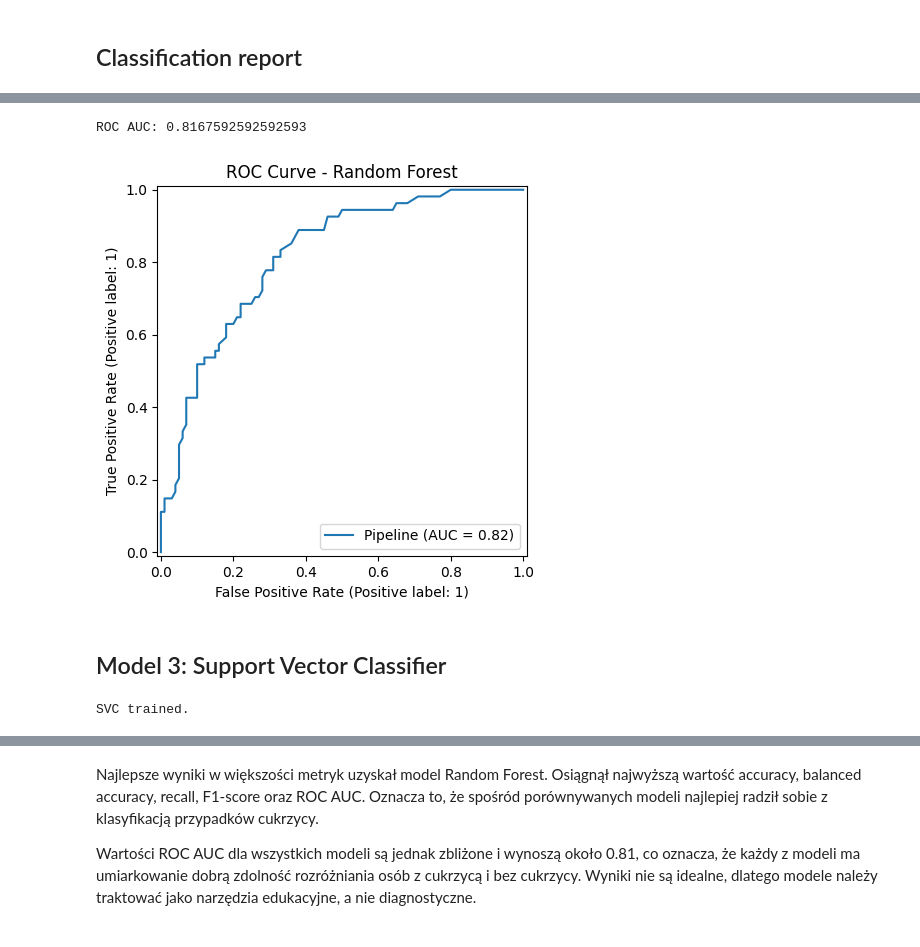
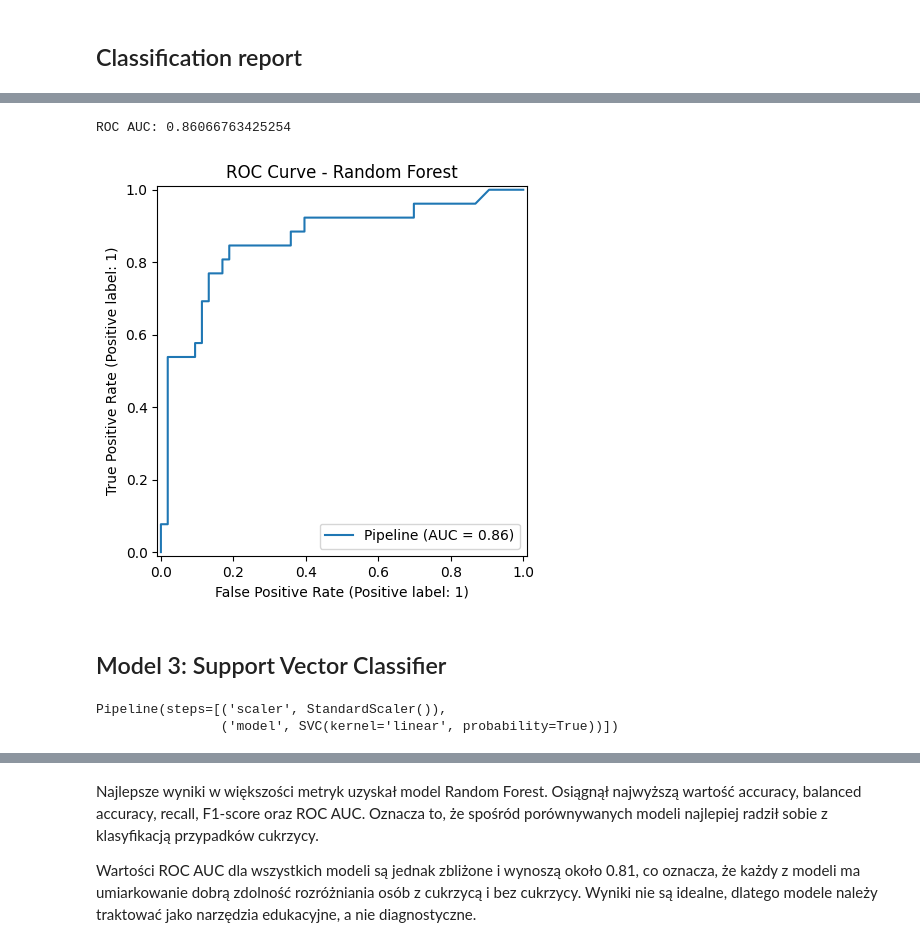
Before and after one commit to annajestem/xai_diabetes_project, a Jupyter notebook: notebooks/02_models_evaluation.ipynb, the cells around one changed output, grey strips where cells are left out. Drawn from its saved outputs; the diff is of its cells as text; code cells hidden in the pictures.

```diff
--- a/notebooks/02_models_evaluation.ipynb
+++ b/notebooks/02_models_evaluation.ipynb
@@ -25,3 +16,13 @@ y shape: (768,)
+# %%
+zero_columns = ["Glucose", "BloodPressure", "SkinThickness", "Insulin", "BMI"]
+
+df_clean = df.copy()
+
+for col in zero_columns:
+    df_clean = df_clean[df_clean[col] != 0]
+
+X = df_clean.drop("Outcome", axis=1)
+y = df_clean["Outcome"]
 # %%
 from sklearn.model_selection import train_test_split
 
@@ -59,10 +51,9 @@ from sklearn.impute import SimpleImputer
 from sklearn.preprocessing import StandardScaler
 
 pipeline_logistic = Pipeline([
-    ("imputer", SimpleImputer(strategy="median")),
     ("scaler", StandardScaler()),
-    ("model", LogisticRegression(max_iter=500))
+    ("model", LogisticRegression(max_iter=5000))
 ])
 
-pipeline_logistic.fit(X_train_clean, y_train)
+pipeline_logistic.fit(X_train, y_train)
 # %% [output]
@@ -136,7 +126,7 @@ plt.show()
 from sklearn.tree import DecisionTreeClassifier
 # %%
 tree = DecisionTreeClassifier(max_depth=3)
-tree.fit(X_train_clean, y_train)
+tree.fit(X_train, y_train)
 # %% [output]
 DecisionTreeClassifier(max_depth=3)
 # %%
@@ -169,12 +159,11 @@ from sklearn.impute import SimpleImputer
 from sklearn.ensemble import RandomForestClassifier
 # %%
 pipeline_rf = Pipeline([
-    ("imputer", SimpleImputer(strategy="median")),
     ("model", RandomForestClassifier(
         n_estimators=200,
         random_state=42
     ))
 ])
 
-pipeline_rf.fit(X_train_clean, y_train)
+pipeline_rf.fit(X_train, y_train)
 # %% [output]
@@ -234,23 +222,23 @@ weighted avg       0.73      0.74      0.73       154
 # %%
 ## ROC AUC
 # %%
-y_proba_rf = pipeline_rf.predict_proba(X_test_clean)[:, 1]
+y_proba_rf = pipeline_rf.predict_proba(X_test)[:, 1]
 
 roc_auc_rf = roc_auc_score(y_test, y_proba_rf)
 
 print("ROC AUC:", roc_auc_rf)
 
 RocCurveDisplay.from_estimator(
     pipeline_rf,
-    X_test_clean,
+    X_test,
     y_test
 )
 
 plt.title("ROC Curve - Random Forest")
 plt.show()
 # %% [output]
-ROC AUC: 0.8167592592592593
+ROC AUC: 0.86066763425254
-[figure, old version]
+[figure, new version]
 # %% [markdown]
 ## Model 3: Support Vector Classifier
 # %%
@@ -260,14 +248,12 @@ from sklearn.preprocessing import StandardScaler
 from sklearn.svm import SVC
 
 pipeline_svc = Pipeline([
-    ("imputer", SimpleImputer(strategy="median")),
     ("scaler", StandardScaler()),
     ("model", SVC(kernel="linear", probability=True))
 ])
 
-pipeline_svc.fit(X_train_clean, y_train)
-
-print("SVC trained.")
+pipeline_svc.fit(X_train, y_train)
 # %% [output]
-SVC trained.
+Pipeline(steps=[('scaler', StandardScaler()),
+                ('model', SVC(kernel='linear', probability=True))])
 # %%
```
Also changed, not shown: parts of 26 cells of this notebook, 10 other files.
